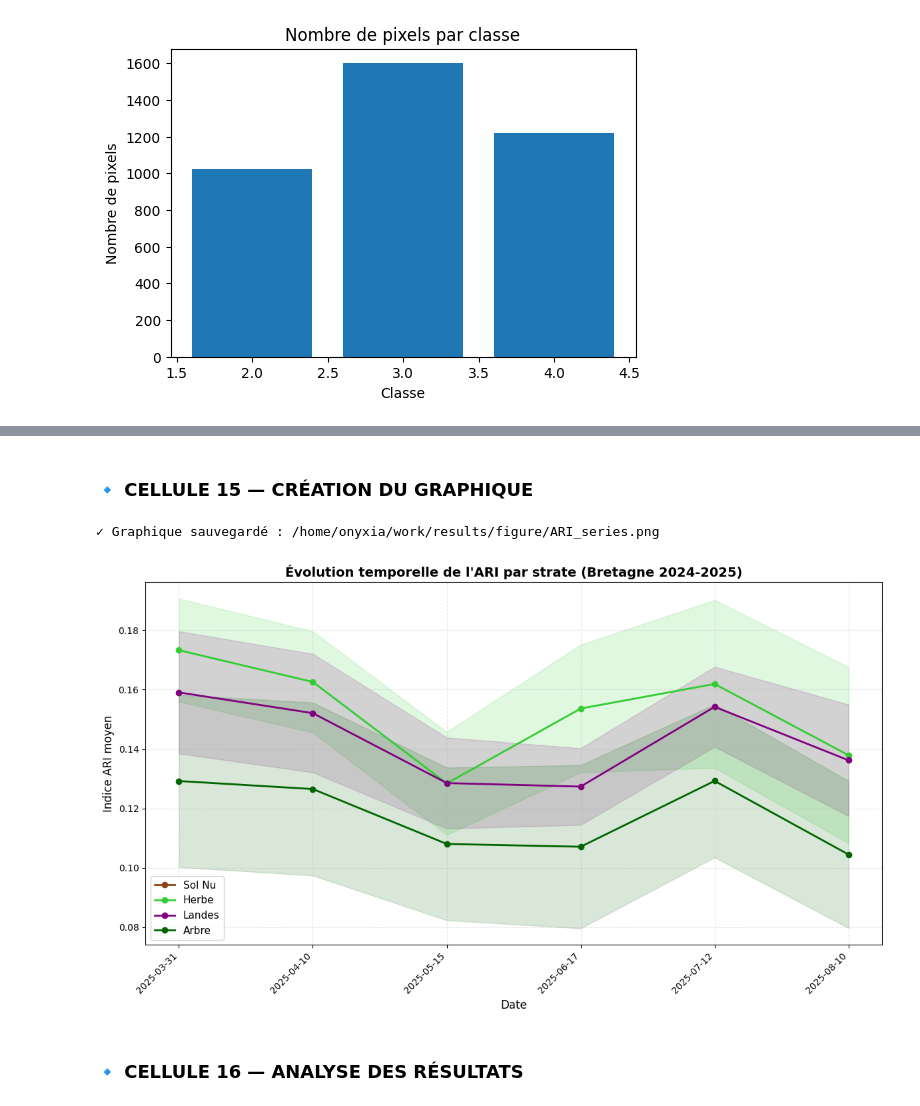
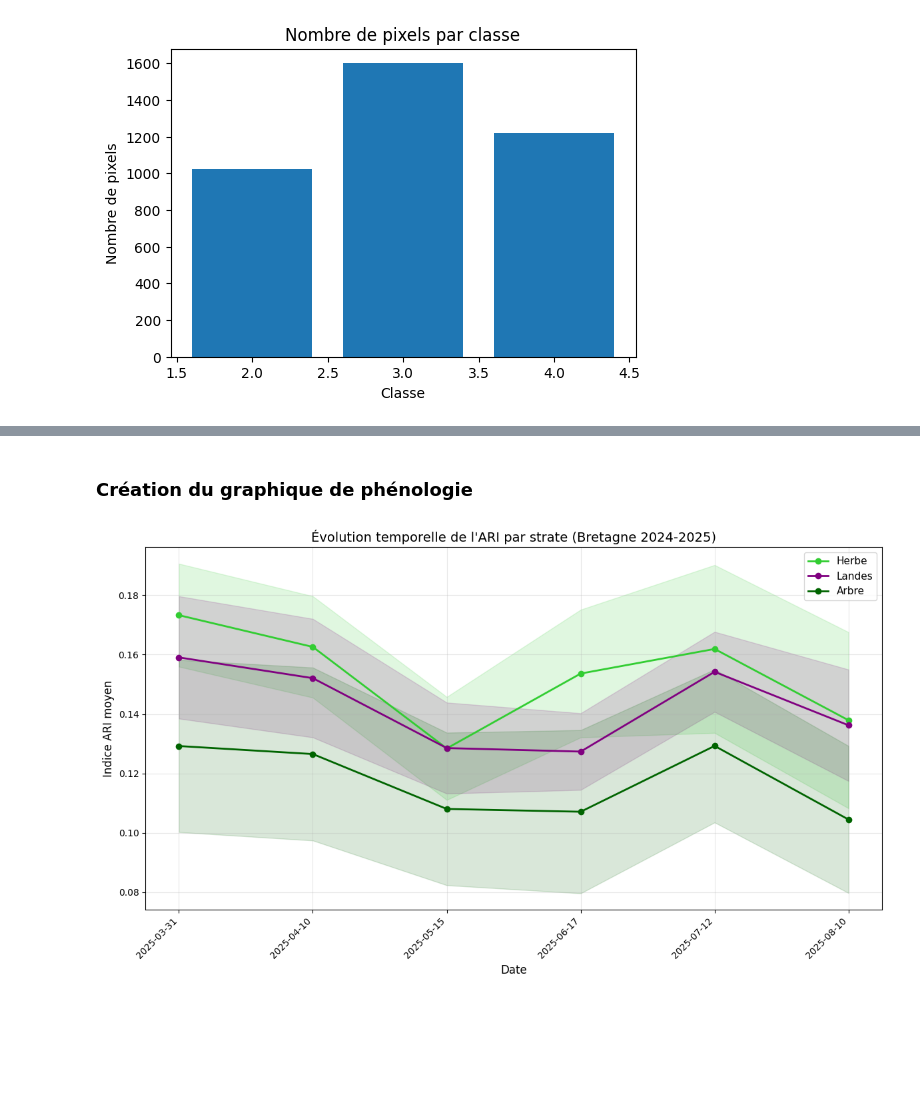
Before and after one commit to diallodjiby/projet_teledectection_DIALLO_Djiby, a Jupyter notebook: projet_telea_DIALLO_Djiby.ipynb, the cells around one changed output, grey strips where cells are left out. Drawn from its saved outputs; the diff is of its cells as text; code cells hidden in the pictures; blank space fills up the shorter version.

```diff
--- a/projet_telea_DIALLO_Djiby.ipynb
+++ b/projet_telea_DIALLO_Djiby.ipynb
@@ -126,2 +139,0 @@ for v, c in zip(vals, counts):
-# %%
-out_raster = "/home/onyxia/work/results/strates_rasterise.tif"
@@ -214,19 +192,11 @@ ARI[np.isnan(ARI)] = -9999
 # %%
 out_ARI = RESULTS + "/ARI_serie_temp.tif"
-
 ds_ref = gdal.Open(stack_B03)
 driver = gdal.GetDriverByName("GTiff")
 
 rows, cols, nb_dates = ARI.shape
 
-ds_out = driver.Create(
-    out_ARI,
-    cols,
-    rows,
-    nb_dates,
-    gdal.GDT_Float32
-)
-
+ds_out = driver.Create(out_ARI, cols, rows, nb_dates, gdal.GDT_Float32)
 ds_out.SetGeoTransform(ds_ref.GetGeoTransform())
 ds_out.SetProjection(ds_ref.GetProjection())
 
@@ -238,5 +208,5 @@ for i in range(nb_dates):
 ds_out = None
 ds_ref = None
 
-print("✓ ARI_serie_temp.tif sauvegardé")
+print("Série temporelle ARI sauvegardée")
 # %% [output]
@@ -297,57 +245,32 @@ Traitement classe 4...
 # %% [markdown]
-### 🔹 CELLULE 15 — CRÉATION DU GRAPHIQUE
+### Création du graphique de phénologie
 # %%
-# Dates pour Bretagne 24-25 (selon le document du projet)
 dates = ["2025-03-31", "2025-04-10", "2025-05-15",
          "2025-06-17", "2025-07-12", "2025-08-10"]
 
-# Vérifier qu'on a le bon nombre de dates
-assert len(dates) == nb_dates, f"Erreur : {len(dates)} dates définies mais {nb_dates} dans l'image"
-
-# Créer la figure
 plt.figure(figsize=(12, 7))
 
-# Labels et couleurs pour chaque classe
-labels = ["Sol Nu", "Herbe", "Landes", "Arbre"]
-colors = ["saddlebrown", "limegreen", "purple", "darkgreen"]
+labels = ["Herbe", "Landes", "Arbre"]
+colors = ["limegreen", "purple", "darkgreen"]
 
-# Pour chaque classe, tracer la courbe
-for i in range(4):
-    # Courbe moyenne
-    plt.plot(dates, moyennes[i, :],
-             label=labels[i],
-             color=colors[i],
-             marker='o',
-             linewidth=2,
-             markersize=6)
+for i in range(3):
+    plt.plot(dates, moyennes[i, :], label=labels[i], color=colors[i],
+             marker='o', linewidth=2, markersize=6)
+    plt.fill_between(dates, moyennes[i, :] - ecarts_types[i, :],
+                     moyennes[i, :] + ecarts_types[i, :],
+                     alpha=0.15, color=colors[i])
 
-    # Zone d'écart-type (±1 std)
-    plt.fill_between(dates,
-                     moyennes[i, :] - ecarts_types[i, :],
-                     moyennes[i, :] + ecarts_types[i, :],
-                     alpha=0.15,
-                     color=colors[i])
-
-# Mise en forme
 plt.xlabel("Date", fontsize=12)
 plt.ylabel("Indice ARI moyen", fontsize=12)
-plt.title("Évolution temporelle de l'ARI par strate (Bretagne 2024-2025)", fontsize=14, fontweight='bold')
+plt.title("Évolution temporelle de l'ARI par strate (Bretagne 2024-2025)", fontsize=14)
 plt.legend(loc='best', fontsize=11)
 plt.xticks(rotation=45, ha='right')
-plt.grid(True, alpha=0.3, linestyle='--')
+plt.grid(True, alpha=0.3)
 plt.tight_layout()
-
-# Sauvegarder
-out_fig = FIG + "/ARI_series.png"
-plt.savefig(out_fig, dpi=150, bbox_inches='tight')
-print(f"✓ Graphique sauvegardé : {out_fig}")
-
+plt.savefig(FIG + "/ARI_series.png", dpi=150, bbox_inches='tight')
 plt.show()
 # %% [output]
-✓ Graphique sauvegardé : /home/onyxia/work/results/figure/ARI_series.png
-[figure, old version]
+[figure, new version]
-# %% [markdown]
-### 🔹 CELLULE 16 — ANALYSE DES RÉSULTATS
 # %% [markdown]
 ### Analyse de la phénologie ARI
 
```
Also changed, not shown: parts of 87 cells of this notebook, 1 other file.
